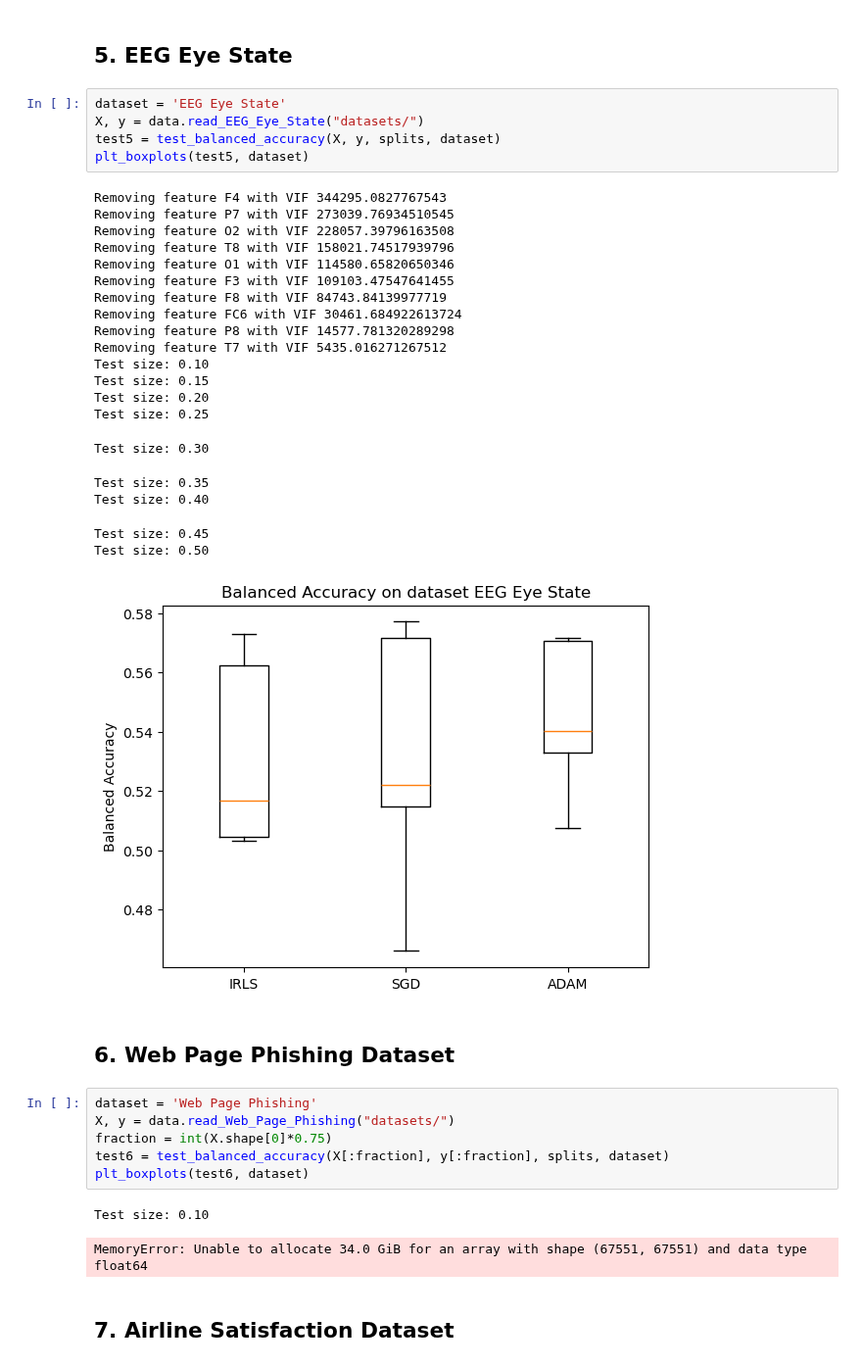
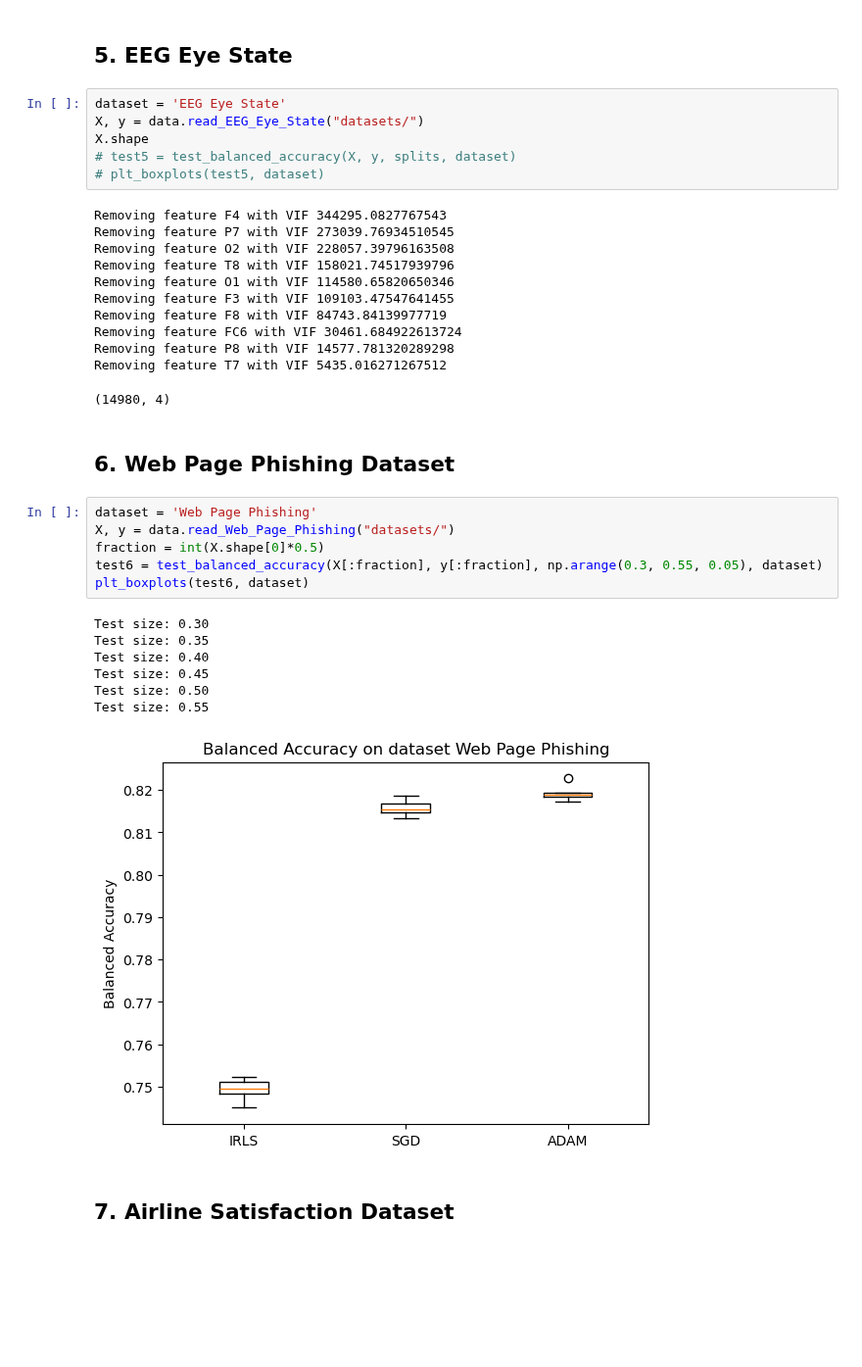
Before and after one commit to KarinaTiurina/aml_projects, a Jupyter notebook: Project1/Task3.2-BalancedAccuracy.ipynb, the cells around one changed output. Shown at 98% size. Drawn from its saved outputs; the diff is of its cells as text; blank space fills up the shorter version.

Commit message:
Task3.2 dataset 6 and 7 results

```diff
--- a/Project1/Task3.2-BalancedAccuracy.ipynb
+++ b/Project1/Task3.2-BalancedAccuracy.ipynb
@@ -131,8 +131,9 @@ Test size: 0.50
 # %%
 dataset = 'EEG Eye State'
 X, y = data.read_EEG_Eye_State("datasets/")
-test5 = test_balanced_accuracy(X, y, splits, dataset)
-plt_boxplots(test5, dataset)
+X.shape
+# test5 = test_balanced_accuracy(X, y, splits, dataset)
+# plt_boxplots(test5, dataset)
 # %% [output]
 Removing feature F4 with VIF 344295.0827767543
 Removing feature P7 with VIF 273039.76934510545
@@ -144,27 +145,23 @@ Removing feature F8 with VIF 84743.84139977719
 Removing feature FC6 with VIF 30461.684922613724
 Removing feature P8 with VIF 14577.781320289298
 Removing feature T7 with VIF 5435.016271267512
-Test size: 0.10
-Test size: 0.15
-Test size: 0.20
-Test size: 0.25
-Test size: 0.30
+(14980, 4)
-Test size: 0.35
-Test size: 0.40
-Test size: 0.45
-Test size: 0.50
-[figure, removed]
 # %% [markdown]
 ## 6. Web Page Phishing Dataset
 # %%
 dataset = 'Web Page Phishing'
 X, y = data.read_Web_Page_Phishing("datasets/")
-fraction = int(X.shape[0]*0.75)
-test6 = test_balanced_accuracy(X[:fraction], y[:fraction], splits, dataset)
+fraction = int(X.shape[0]*0.5)
+test6 = test_balanced_accuracy(X[:fraction], y[:fraction], np.arange(0.3, 0.55, 0.05), dataset)
 plt_boxplots(test6, dataset)
 # %% [output]
-Test size: 0.10
+Test size: 0.30
+Test size: 0.35
+Test size: 0.40
+Test size: 0.45
+Test size: 0.50
+Test size: 0.55
-MemoryError: Unable to allocate 34.0 GiB for an array with shape (67551, 67551) and data type float64
+[figure, added]
 # %% [markdown]
 ## 7. Airline Satisfaction Dataset
 # %%
```
Also changed, not shown: parts of 1 cell of this notebook, 2 other files.
